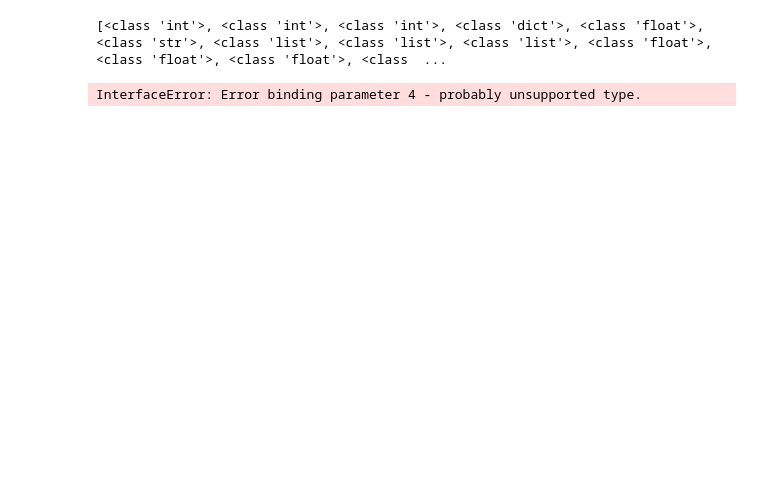
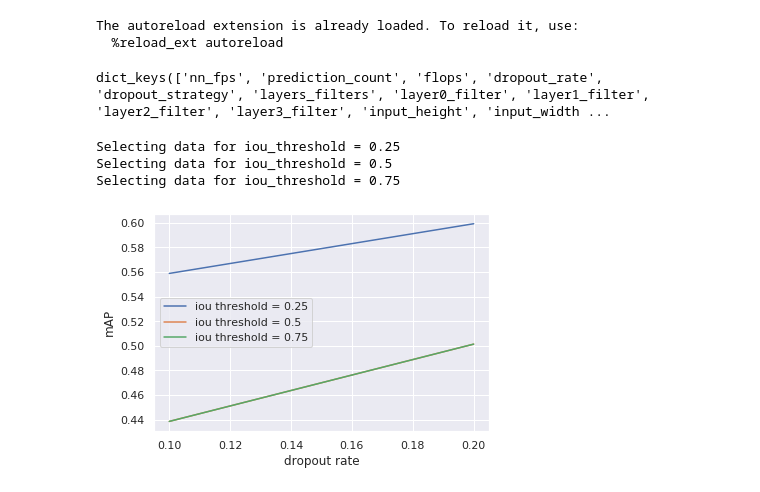
Before and after one commit to anliec/keras-cv, a Jupyter notebook: graphs.ipynb, the cells around one changed output. Saved outputs shown, nothing was run; the diff lists cells and outputs as text; code cells hidden in the pictures; blank space fills up the shorter version.

Commit message:
add extension function for sqlite and some graph generation.

```diff
--- a/graphs.ipynb
+++ b/graphs.ipynb
@@ -1,6 +1,7 @@
 # %%
 %load_ext autoreload
 %autoreload 2
+%matplotlib inline
 
 import os
 import glob
@@ -14,6 +15,11 @@ import matplotlib.pyplot as plt
 import seaborn as sns
 
 from grid_search_graph import generate_plot
+
+sns.set()
+# %% [output]
+The autoreload extension is already loaded. To reload it, use:
+  %reload_ext autoreload
 # %%
 base_dir = "/tmp/grid_search"
 
@@ -28,13 +34,26 @@ for i, r in enumerate(sorted(results)):
         j[k] = v
     del j["config"]
 
+    if "expansions" in j:
+        del j["expansions"]
+
+    for l, s in enumerate(j["layers_filters"]):
+        j["layer{}_filter".format(l)] = s
+    j["layers_filters"] = ",".join([str(s) for s in j["layers_filters"]])
+
+    del j["last_mAP"]
+
+    j["input_height"] = j["size_value"][0]
+    j["input_width"] = j["size_value"][1]
+    del j["size_value"]
+
     maps = defaultdict(int)
     for e, m in j['mAPs']:
         for th, v in m.items():
             maps[th] = max(maps[th], v)
     del j['mAPs']
-    for th, v in maps.items():
-        j["mAP@{}".format(th)] = v
+#     for th, v in maps.items():
+#         j["mAP@{}".format(th)] = v
 
     stats = {"TP": {}, "FP": {}, "FN": {}}
     e, (tp, fp, fn) = j["stats"][-1]
@@ -43,21 +62,35 @@ for i, r in enumerate(sorted(results)):
         stats["FP"][th] = fpv
         stats["FN"][th] = fnv
     del j['stats']
-    for name, values in stats.items():
-        for th, v in values.items():
-            j["{}@{}".format(name, th)] = v
+#     for name, values in stats.items():
+#         for th, v in values.items():
+#             j["{}@{}".format(name, th)] = v
     j["last_epoch"] = e
     j["test"] = i
-    data.append(j.values())
+    for th, v in maps.items():
+        j_copy = {k: v for k, v in j.items()}
+        for name, values in stats.items():
+            j_copy[name] = values[th]
+        j_copy["mAP"] = v
+        j_copy["iou_threshold"] = th
+        data.append(j_copy.values())
 
-print([type(v) for v in j.values()])
-df = pd.DataFrame(data, columns=j.keys())
+df = pd.DataFrame(data, columns=j_copy.keys())
 
 con = sql.Connection(":memory:")
 
+con.enable_load_extension(True)
+con.load_extension("./extension-functions")
+
 df.to_sql("glob_stats", con)
 
-print(len(df))
+print(j.keys())
 # %% [output]
-[<class 'int'>, <class 'int'>, <class 'int'>, <class 'dict'>, <class 'float'>, <class 'str'>, <class 'list'>, <class 'list'>, <class 'list'>, <class 'float'>, <class 'float'>, <class 'float'>, <class  ...
+dict_keys(['nn_fps', 'prediction_count', 'flops', 'dropout_rate', 'dropout_strategy', 'layers_filters', 'layer0_filter', 'layer1_filter', 'layer2_filter', 'layer3_filter', 'input_height', 'input_width ...
-InterfaceError: Error binding parameter 4 - probably unsupported type.
+# %%
+generate_plot(con, "dropout_rate", "mAP", "iou_threshold", {"dropout_strategy": ["last"]})
+# %% [output]
+Selecting data for iou_threshold = 0.25
+Selecting data for iou_threshold = 0.5
+Selecting data for iou_threshold = 0.75
+[figure, added]
```
Also changed, not shown: parts of 1 cell of this notebook, 4 other files.
